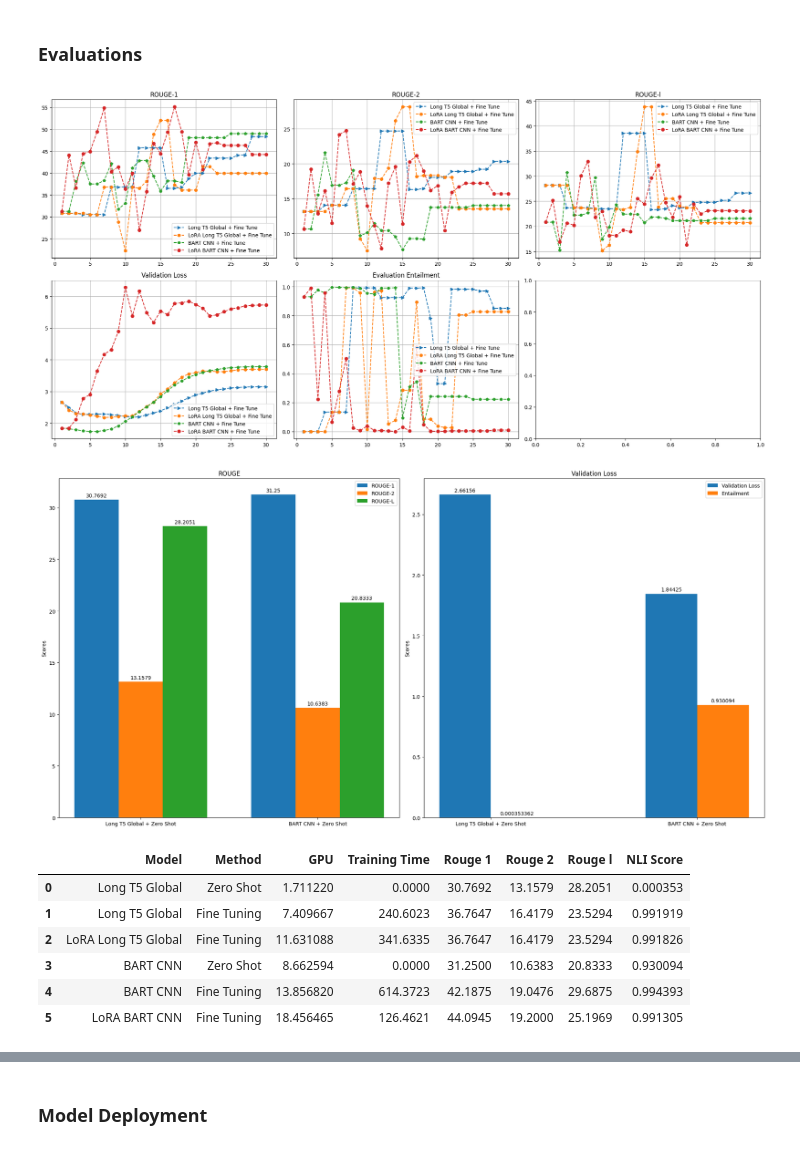
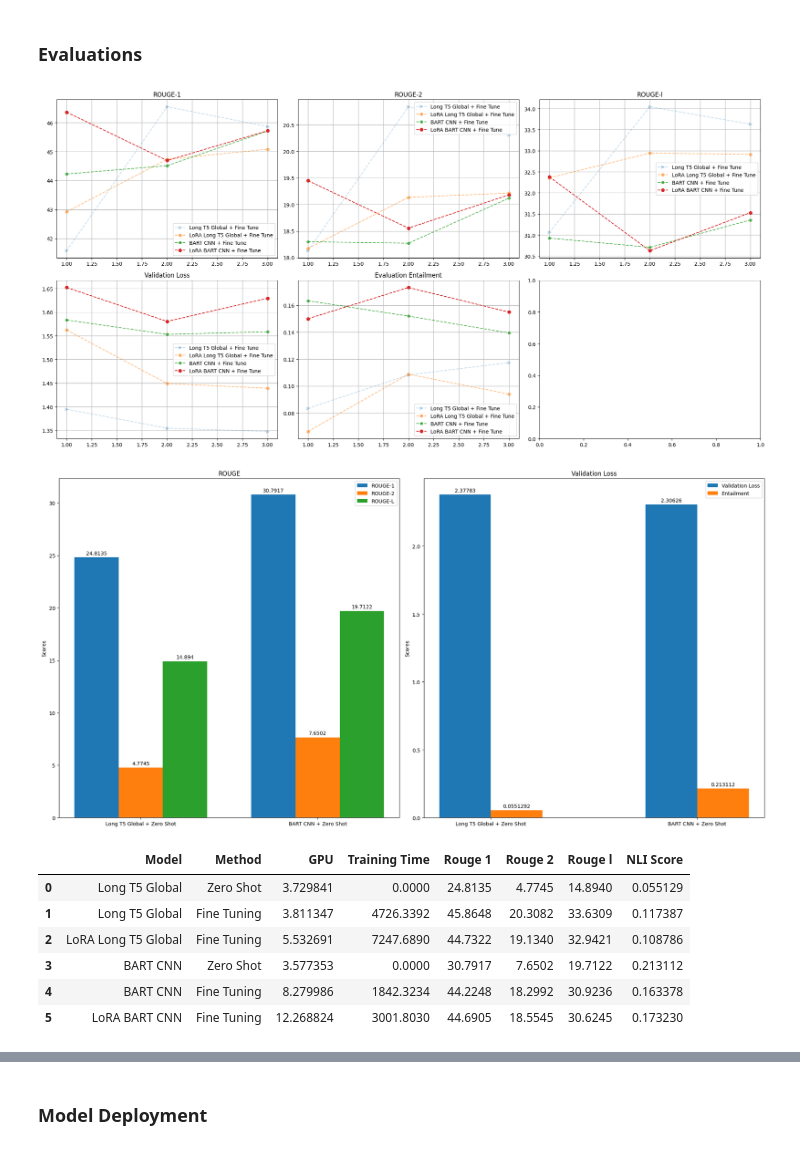
Before and after one commit to RinMDfa-a/IF5153_NLP_Final_Projects, a Jupyter notebook: src/phase3/experiments/phase3_summarizer.ipynb, the cells around one changed output, grey strips where cells are left out. Drawn from its saved outputs; the diff is of its cells as text; code cells hidden in the pictures.

```diff
--- a/src/phase3/experiments/phase3_summarizer.ipynb
+++ b/src/phase3/experiments/phase3_summarizer.ipynb
@@ -306,3 +291,14 @@ def run_model(trainer: Seq2SeqTrainer | None, do_train: bool, model_name: str) -
   metric_for_visualization[f"{model_name} + {method}"]["method"] = method
 
   return pd.DataFrame(trainer.state.log_history)
+# %%
+import json
+from collections import defaultdict
+
+with open(f"{output_dir}/saved_metrics.json", "r") as f:
+    saved = json.load(f)
+
+metrics = saved["metrics"]
+metric_for_visualization = defaultdict(dict, saved["metric_for_visualization"])
+
+print("Restored!", list(metric_for_visualization.keys()))
@@ -650,11 +721,10 @@ def visualize_history_finetune(metrics: dict, epoch: int | None):
     # Setup axis
     _, ax = plt.subplots(nrows=2, ncols=3, figsize=(20, 10))
     ax = ax.flatten()
-
+    i = 0
     for index, key in enumerate(metrics):
         if metrics[key]["method"] == 'Zero Shot':
             continue
-
         rouge1 = []
         rouge2 = []
         rougel = []
@@ -664,7 +734,8 @@ def visualize_history_finetune(metrics: dict, epoch: int | None):
 
         model_name = key
         symbol = available_symbols[index]
-        alpha = available_alphas[index]
+        alpha = available_alphas[i]
+        i += 1
 
         rouge1.extend([item['eval_rouge1'] for item in metrics[key]['log'] if (item.get('eval_rouge1') is not None)])
         rouge2.extend([item['eval_rouge2'] for item in metrics[key]['log'] if (item.get('eval_rouge2') is not None)])
@@ -676,7 +747,7 @@ def visualize_history_finetune(metrics: dict, epoch: int | None):
         extracted_values = [rouge1, rouge2, rougel, val_loss, val_entailment]
         # Taro di axis + save figurenya
         for idx, metric in enumerate(metrics_to_be_visualized):
-            ax[idx].plot(epochs[0:30], extracted_values[idx][0:epoch], marker=symbol, label=model_name, linestyle='--', alpha=alpha)
+            ax[idx].plot(epochs[0:epoch], extracted_values[idx][0:epoch], marker=symbol, label=model_name, linestyle='--', alpha=alpha)
             ax[idx].set_title(metric)
             ax[idx].grid(True)
             ax[idx].legend()
@@ -744,23 +815,23 @@ def visualize_zeroshot(metrics: dict):
     plt.tight_layout()
     plt.show()
 # %%
-visualize_history_finetune(metric_for_visualization, 30)
+visualize_history_finetune(metric_for_visualization, 3)
 # %% [output]
-[figure, old version]
+[figure, new version]
 # %%
 visualize_zeroshot(metric_for_visualization)
 # %% [output]
-[figure, old version]
+[figure, new version]
 # %%
 pd.DataFrame(metrics)
 # %% [output]
 |  | Model | Method | GPU | Training Time | Rouge 1 | Rouge 2 | Rouge l | NLI Score |
-| 0 | Long T5 Global | Zero Shot | 1.711220 | 0.0000 | 30.7692 | 13.1579 | 28.2051 | 0.000353 |
-| 1 | Long T5 Global | Fine Tuning | 7.409667 | 240.6023 | 36.7647 | 16.4179 | 23.5294 | 0.991919 |
-| 2 | LoRA Long T5 Global | Fine Tuning | 11.631088 | 341.6335 | 36.7647 | 16.4179 | 23.5294 | 0.991826 |
-| 3 | BART CNN | Zero Shot | 8.662594 | 0.0000 | 31.2500 | 10.6383 | 20.8333 | 0.930094 |
-| 4 | BART CNN | Fine Tuning | 13.856820 | 614.3723 | 42.1875 | 19.0476 | 29.6875 | 0.994393 |
-| 5 | LoRA BART CNN | Fine Tuning | 18.456465 | 126.4621 | 44.0945 | 19.2000 | 25.1969 | 0.991305 |
+| 0 | Long T5 Global | Zero Shot | 3.729841 | 0.0000 | 24.8135 | 4.7745 | 14.8940 | 0.055129 |
+| 1 | Long T5 Global | Fine Tuning | 3.811347 | 4726.3392 | 45.8648 | 20.3082 | 33.6309 | 0.117387 |
+| 2 | LoRA Long T5 Global | Fine Tuning | 5.532691 | 7247.6890 | 44.7322 | 19.1340 | 32.9421 | 0.108786 |
+| 3 | BART CNN | Zero Shot | 3.577353 | 0.0000 | 30.7917 | 7.6502 | 19.7122 | 0.213112 |
+| 4 | BART CNN | Fine Tuning | 8.279986 | 1842.3234 | 44.2248 | 18.2992 | 30.9236 | 0.163378 |
+| 5 | LoRA BART CNN | Fine Tuning | 12.268824 | 3001.8030 | 44.6905 | 18.5545 | 30.6245 | 0.173230 |
 # %%
 valid_ds['summary_instruction'][0]
 # %%
```
Also changed, not shown: parts of 43 cells of this notebook, 2 other files.
